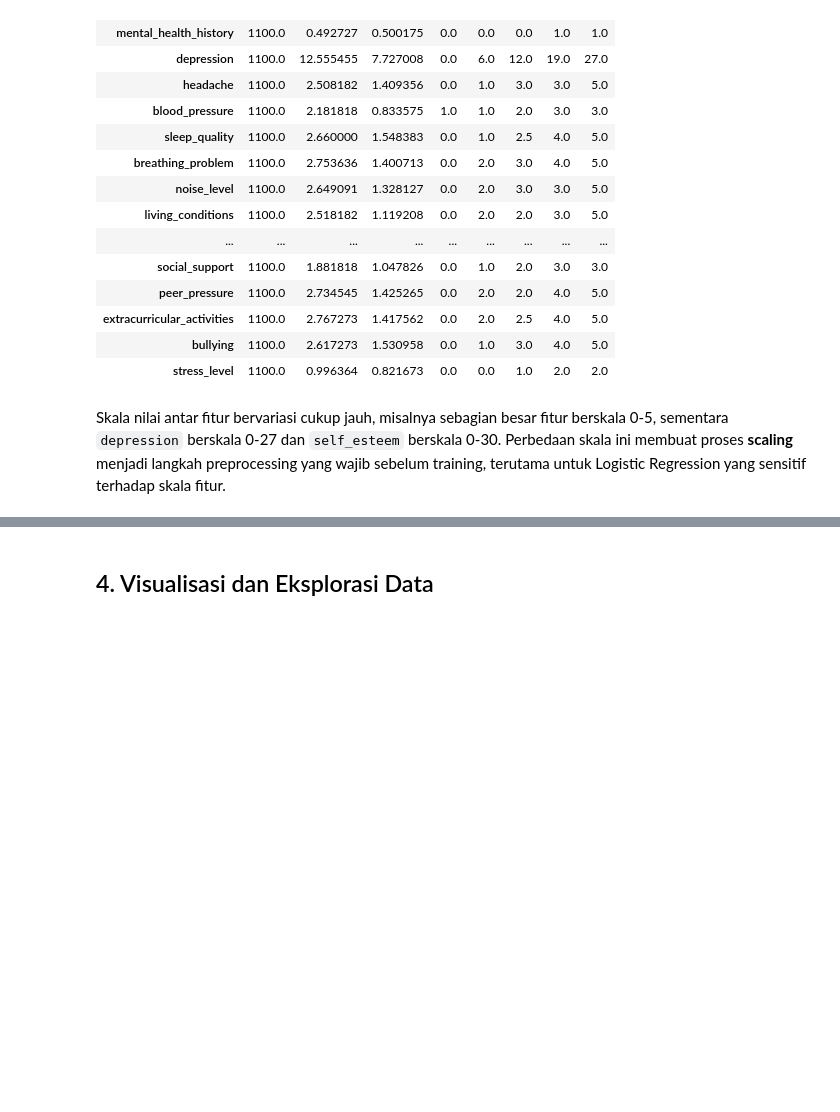
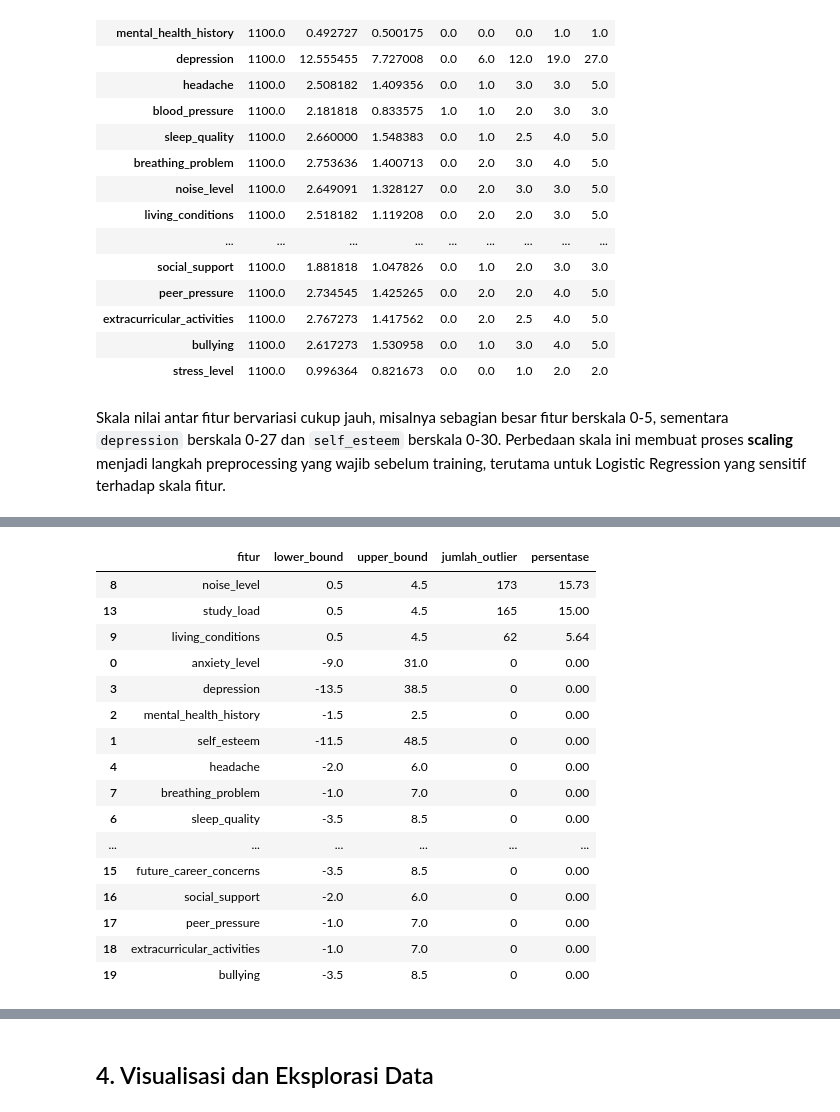
Before and after one commit to hidnira-lab/triverse-fsd-project, a Jupyter notebook: studi_kasus_1_supervised/notebooks/eda_and_modeling.ipynb, the cells around one changed output, grey strips where cells are left out. Saved outputs shown, nothing was run; the diff lists cells and outputs as text; code cells hidden in the pictures; blank space fills up the shorter version.

```diff
--- a/studi_kasus_1_supervised/notebooks/eda_and_modeling.ipynb
+++ b/studi_kasus_1_supervised/notebooks/eda_and_modeling.ipynb
@@ -107,0 +110,39 @@ Skala nilai antar fitur bervariasi cukup jauh, misalnya sebagian besar fitur ber
+# %%
+numeric_cols = df.drop(columns=["stress_level"]).columns
+
+outlier_rows = []
+for col in numeric_cols:
+    q1 = df[col].quantile(0.25)
+    q3 = df[col].quantile(0.75)
+    iqr = q3 - q1
+    lower_bound = q1 - 1.5 * iqr
+    upper_bound = q3 + 1.5 * iqr
+    n_outlier = ((df[col] < lower_bound) | (df[col] > upper_bound)).sum()
+    outlier_rows.append({
+        "fitur": col,
+        "lower_bound": round(lower_bound, 2),
+        "upper_bound": round(upper_bound, 2),
+        "jumlah_outlier": n_outlier,
+        "persentase": round(n_outlier / len(df) * 100, 2)
+    })
+
+outlier_df = pd.DataFrame(outlier_rows).sort_values("jumlah_outlier", ascending=False)
+outlier_df
+# %% [output]
+|  | fitur | lower_bound | upper_bound | jumlah_outlier | persentase |
+| 8 | noise_level | 0.5 | 4.5 | 173 | 15.73 |
+| 13 | study_load | 0.5 | 4.5 | 165 | 15.00 |
+| 9 | living_conditions | 0.5 | 4.5 | 62 | 5.64 |
+| 0 | anxiety_level | -9.0 | 31.0 | 0 | 0.00 |
+| 3 | depression | -13.5 | 38.5 | 0 | 0.00 |
+| 2 | mental_health_history | -1.5 | 2.5 | 0 | 0.00 |
+| 1 | self_esteem | -11.5 | 48.5 | 0 | 0.00 |
+| 4 | headache | -2.0 | 6.0 | 0 | 0.00 |
+| 7 | breathing_problem | -1.0 | 7.0 | 0 | 0.00 |
+| 6 | sleep_quality | -3.5 | 8.5 | 0 | 0.00 |
+| ... | ... | ... | ... | ... | ... |
+| 15 | future_career_concerns | -3.5 | 8.5 | 0 | 0.00 |
+| 16 | social_support | -2.0 | 6.0 | 0 | 0.00 |
+| 17 | peer_pressure | -1.0 | 7.0 | 0 | 0.00 |
+| 18 | extracurricular_activities | -1.0 | 7.0 | 0 | 0.00 |
+| 19 | bullying | -3.5 | 8.5 | 0 | 0.00 |
```
Also changed, not shown: parts of 3 cells of this notebook, 1 other file.
